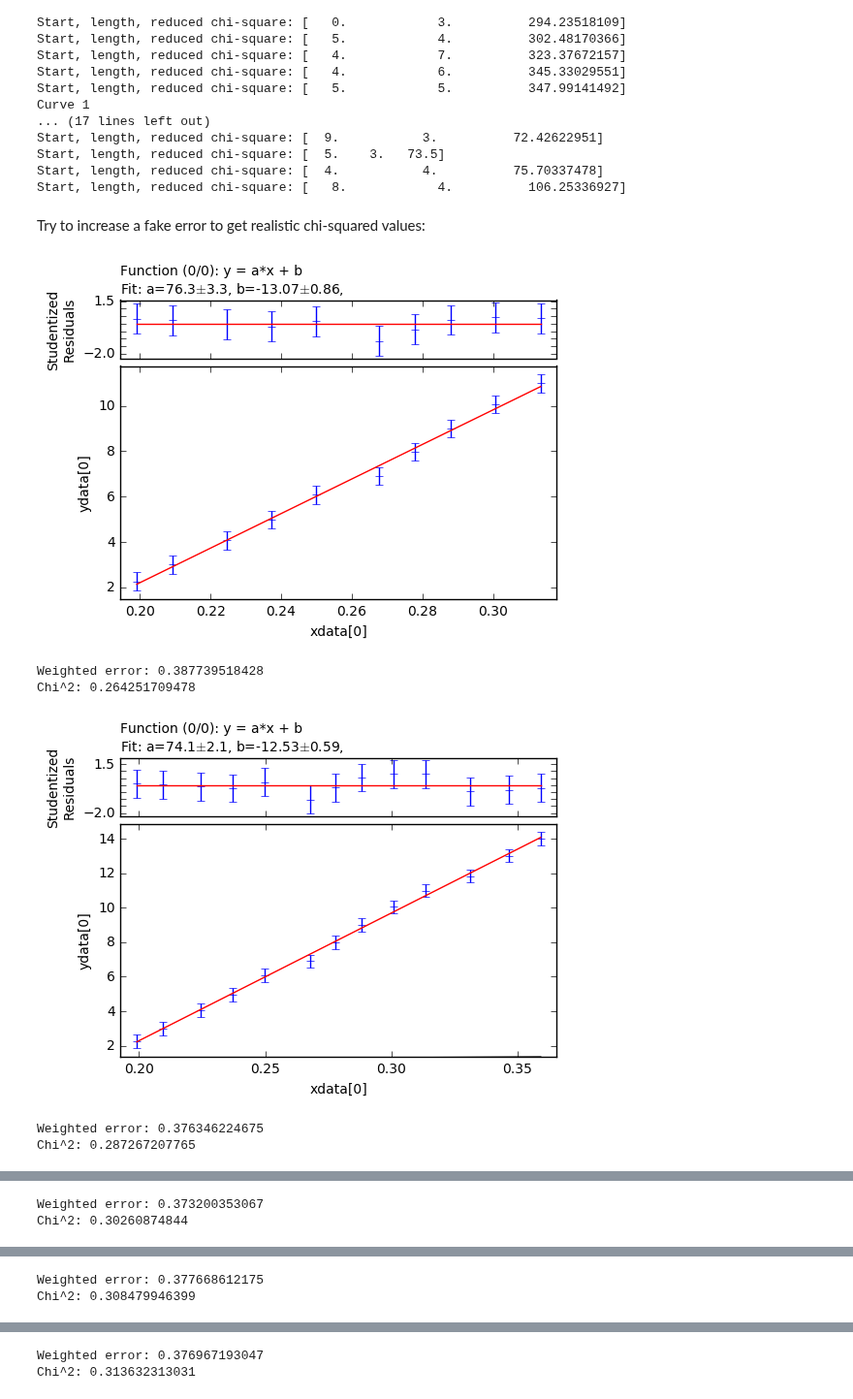
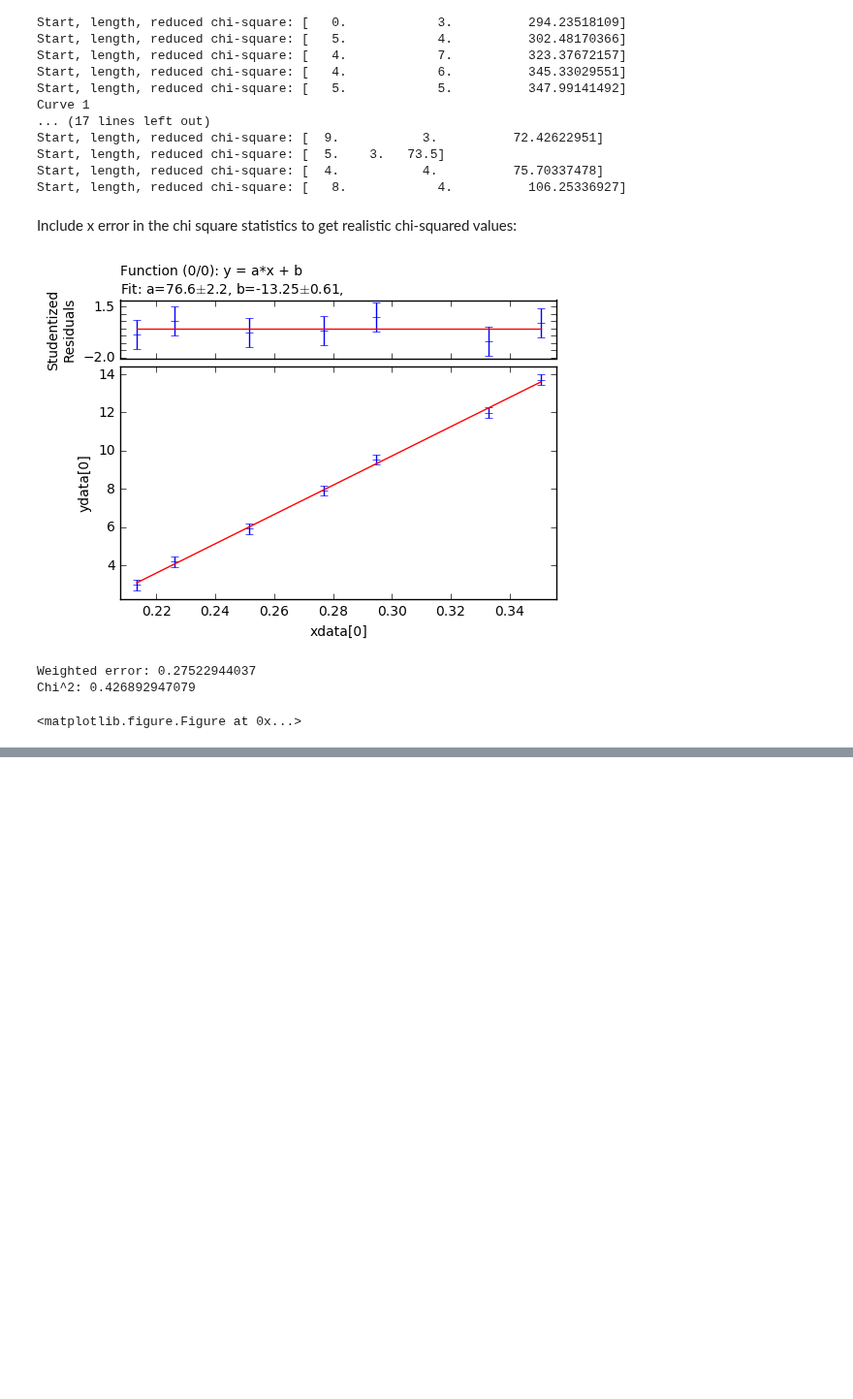
Before and after one commit to ry-dgel/Chladni, a Jupyter notebook: analysis/interim_analysis_post_offset.ipynb, the cells around one changed output, grey strips where cells are left out. Shown at 97% size. Saved outputs shown, nothing was run; the diff lists cells and outputs as text; code cells hidden in the pictures; blank space fills up the shorter version.

Commit message:
Getting x errors for all curves

```diff
--- a/analysis/interim_analysis_post_offset.ipynb
+++ b/analysis/interim_analysis_post_offset.ipynb
@@ -80,7 +78,8 @@ def obtain_fit_results(calibration_data):
     chi_squares = []
     fits = []
     for start in range(0, 11):
-        for length in range(3, len(calibration_data[0])-start):
+        print(start, len(calibration_data[0])-start+1)
+        for length in range(3, len(calibration_data[0])-start+1):
             my_fitter = s.data.fitter(f='a*x + b', p='a, b')
             my_fitter._settings['autoplot'] = False
             length_of_regression = length
@@ -89,7 +88,7 @@ def obtain_fit_results(calibration_data):
             my_fitter.set_data(
                 xdata=calibration_data[0][start_of_regression:end_of_regression],
                 ydata=calibration_data[1][start_of_regression:end_of_regression],
-                exdata=calibration_data[2][start_of_regression:end_of_regression],
+                exdata=np.zeros(length_of_regression),
                 eydata=calibration_data[3][start_of_regression:end_of_regression])
             my_fitter.fit()
             chi_squared = my_fitter.reduced_chi_squareds()[0]
@@ -126,42 +143,40 @@ Start, length, reduced chi-square: [  5.    3.   73.5]
 Start, length, reduced chi-square: [  4.           4.          75.70337478]
 Start, length, reduced chi-square: [   8.            4.          106.25336927]
 # %% [markdown]
-Try to increase a fake error to get realistic chi-squared values:
+Include x error in the chi square statistics to get realistic chi-squared values:
 # %%
-curve_number = 2
+curve_number = 0
 for i in range(len(best_fits[curve_number])):
     calibration_datas[curve_number][3][:] = 0.01
     current_slope = fit_params[curve_number][best_fits[curve_number][i]][0]
 
     #Add in errors from measurement
     temp_voltage_error = np.sqrt(
         np.square(calibration_datas[curve_number][3]) + \
         np.square(calibration_datas[curve_number][2]*current_slope))
     total_weighted_error = np.copy(temp_voltage_error)
 
 
     my_fitter = s.data.fitter(f='a*x + b', p='a, b')
     my_fitter._settings['autoplot'] = False
-    length_of_regression = fit_results[curve_number][best_fits[curve_number][i]][1]
-    start_of_regression = fit_results[curve_number][best_fits[curve_number][i]][0]
+    length_of_regression = chi_squares[curve_number][best_fits[curve_number][i]][1]
+    start_of_regression = chi_squares[curve_number][best_fits[curve_number][i]][0]
     end_of_regression = start_of_regression + length_of_regression
 
     my_fitter.set_data(
         xdata=calibration_datas[curve_number][0][start_of_regression:end_of_regression],
         ydata=calibration_datas[curve_number][1][start_of_regression:end_of_regression],
-        exdata=calibration_datas[curve_number][2][start_of_regression:end_of_regression],
+        exdata=np.zeros(length_of_regression),
         eydata=total_weighted_error[start_of_regression:end_of_regression])
 
-    if length_of_regression > 9:
-        my_fitter.fit()
+    my_fitter.fit()
+    if start_of_regression == 4 and length_of_regression == 7:
         my_fitter.plot()
         print("Weighted error:", total_weighted_error[0])
         print("Chi^2:", my_fitter.reduced_chi_squareds()[0])
     calibration_datas[curve_number][3][:] = 0.01
 # %% [output]
-[figure, old version]
+[figure, new version]
-Weighted error: 0.387739518428
-Chi^2: 0.264251709478
+Weighted error: 0.27522944037
+Chi^2: 0.426892947079
-[figure, removed]
-Weighted error: 0.376346224675
-Chi^2: 0.287267207765
+<matplotlib.figure.Figure at 0x...>
@@ -169,2 +182,0 @@ Chi^2: 0.287267207765
-Weighted error: 0.373200353067
-Chi^2: 0.30260874844
@@ -172,2 +182,0 @@ Chi^2: 0.30260874844
-Weighted error: 0.377668612175
-Chi^2: 0.308479946399
@@ -175,2 +182,0 @@ Chi^2: 0.308479946399
-Weighted error: 0.376967193047
-Chi^2: 0.313632313031
```
Also changed, not shown: parts of 7 cells of this notebook.
